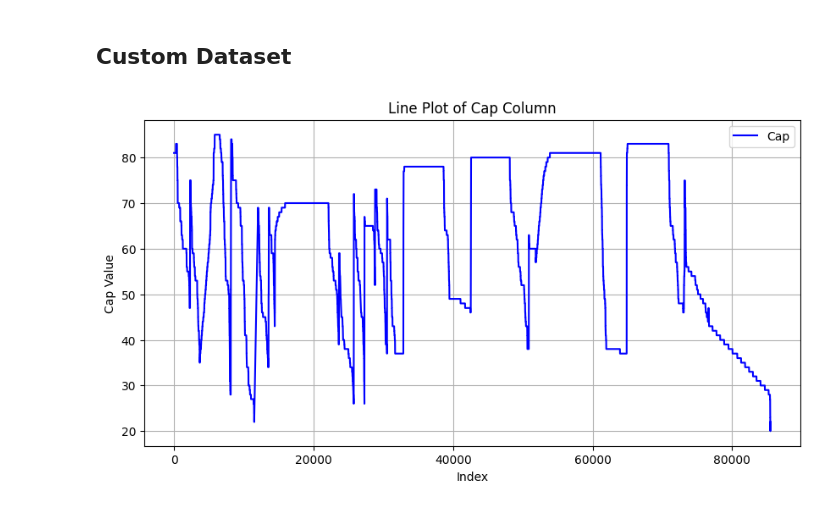
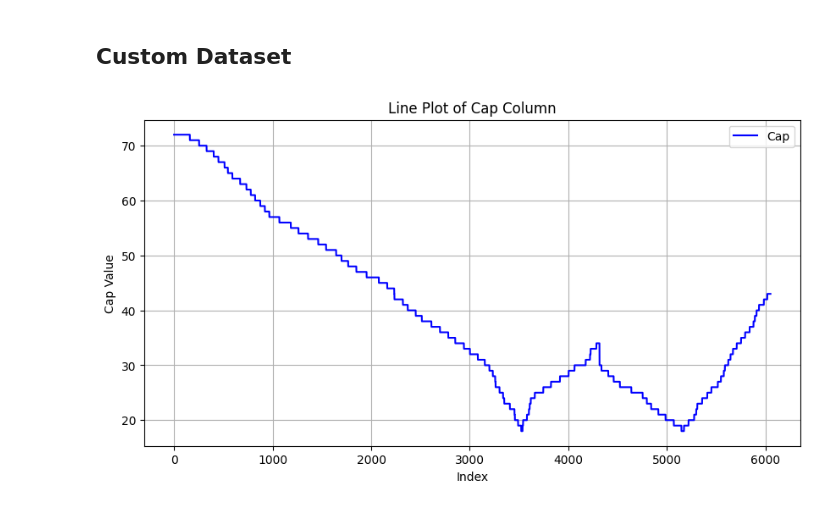
Before and after one commit to Shubham-Mate/Battery-RUL-Prediction, a Jupyter notebook: Data Preprocessing.ipynb, the cells around one changed output. Cells and saved outputs as stored; diff of their text form; code cells hidden in the pictures.

```diff
--- a/Data Preprocessing.ipynb
+++ b/Data Preprocessing.ipynb
@@ -189,14 +189,22 @@ dfs = {name: pd.read_csv(path) for name, path in zip(CustomDatasetConstants.BATT
 
 dfs[CustomDatasetConstants.BATTERY_NAMES.value[0]] = dfs[CustomDatasetConstants.BATTERY_NAMES.value[0]][dfs[CustomDatasetConstants.BATTERY_NAMES.value[0]]['cap']!=0]
 dfs[CustomDatasetConstants.BATTERY_NAMES.value[1]] = dfs[CustomDatasetConstants.BATTERY_NAMES.value[1]][dfs[CustomDatasetConstants.BATTERY_NAMES.value[1]]['cap']!=0]
+# %%
+dfs[CustomDatasetConstants.BATTERY_NAMES.value[0]] = dfs[CustomDatasetConstants.BATTERY_NAMES.value[0]].iloc[10000:, :]
+# %%
+dfs[CustomDatasetConstants.BATTERY_NAMES.value[0]] = dfs[CustomDatasetConstants.BATTERY_NAMES.value[0]].loc[(dfs[CustomDatasetConstants.BATTERY_NAMES.value[0]]["state"] != 0)]
+dfs[CustomDatasetConstants.BATTERY_NAMES.value[0]] = dfs[CustomDatasetConstants.BATTERY_NAMES.value[0]].reset_index(drop=True)
+#dfs[CustomDatasetConstants.BATTERY_NAMES.value[0]] = dfs[CustomDatasetConstants.BATTERY_NAMES.value[0]].iloc[10000:, :]
+dfs[CustomDatasetConstants.BATTERY_NAMES.value[1]] = dfs[CustomDatasetConstants.BATTERY_NAMES.value[1]][~((dfs[CustomDatasetConstants.BATTERY_NAMES.value[1]]["state"] == 0))]
+dfs[CustomDatasetConstants.BATTERY_NAMES.value[1]] = dfs[CustomDatasetConstants.BATTERY_NAMES.value[1]].reset_index(drop=True)
 # %%
 plt.figure(figsize=(10, 5))  # Set figure size
-plt.plot(dfs[CustomDatasetConstants.BATTERY_NAMES.value[1]]['cap'], linestyle='-', color='b', label='Cap')  # Line plot
+plt.plot(dfs[CustomDatasetConstants.BATTERY_NAMES.value[0]]['cap'], linestyle='-', color='b', label='Cap')  # Line plot
 plt.xlabel('Index')  # X-axis label
 plt.ylabel('Cap Value')  # Y-axis label
 plt.title('Line Plot of Cap Column')  # Title
 plt.legend()  # Show legend
 plt.grid(True)  # Add grid
 plt.show()
 # %% [output]
-[figure, old version]
+[figure, new version]
```
Also changed, not shown: parts of 6 cells of this notebook.
